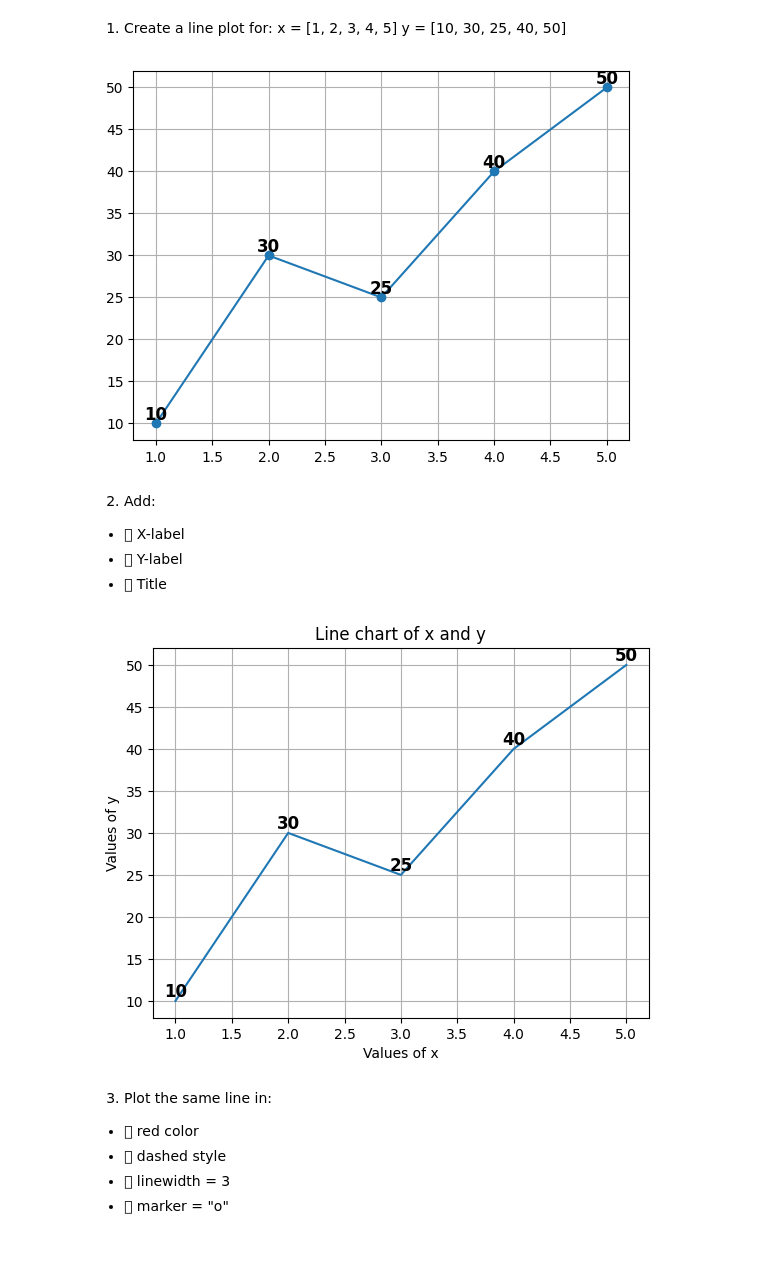
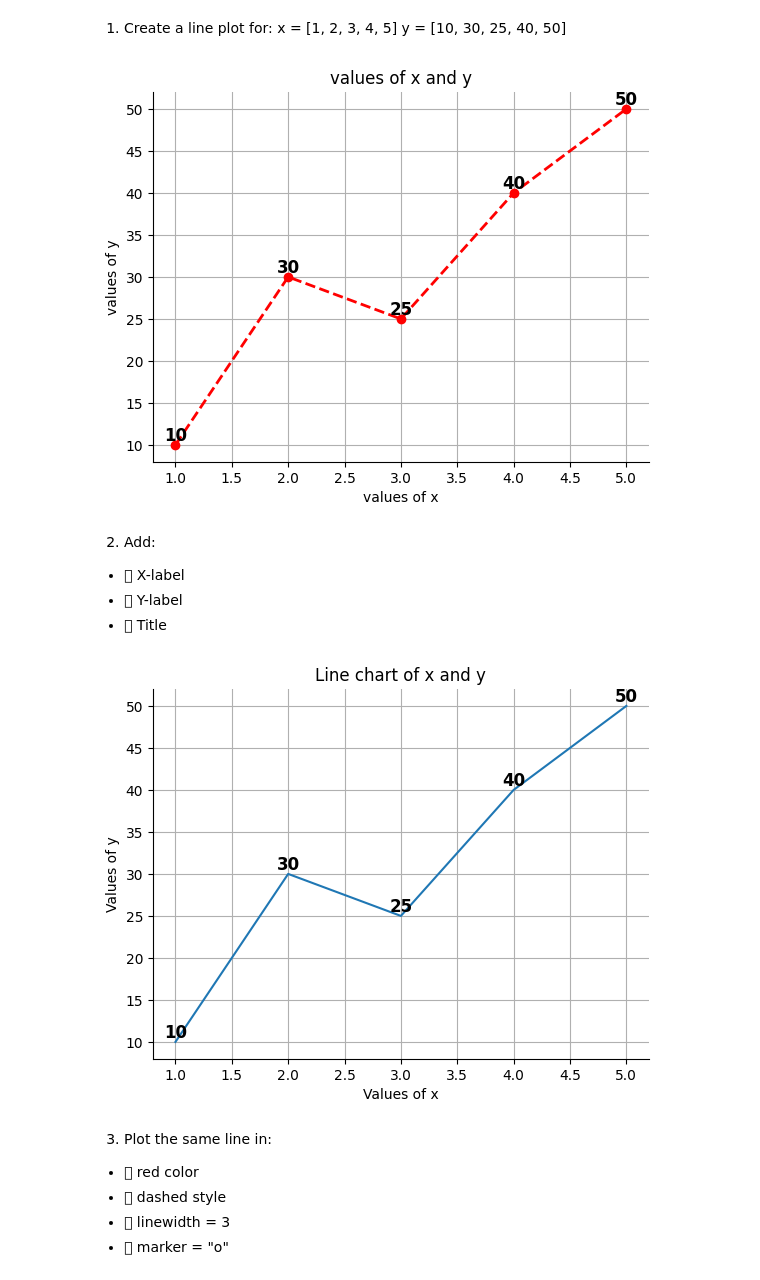
Before and after one commit to sagarnbeedi-analytics/data-analytics-portfolio, a Jupyter notebook: PYTHON/practicing_python_libraries/python_files/matplotlib.ipynb, the cells around one changed output. Drawn from its saved outputs; the diff is of its cells as text; code cells hidden in the pictures; blank space fills up the shorter version.

```diff
--- a/PYTHON/practicing_python_libraries/python_files/matplotlib.ipynb
+++ b/PYTHON/practicing_python_libraries/python_files/matplotlib.ipynb
@@ -19,20 +21,27 @@ y = [10, 30, 25, 40, 50]
 # %%
 x=[1,2,3,4,5]
 y=[10,30,25,40,50]
-p=plt.plot(x,y,marker="o")
+p=plt.plot(x,y,marker="o",linewidth=2,linestyle="dashed",color="red"
+           )
 plt.grid()
 for x1,y1 in zip(x,y):
     value=y1
     plt.text(x1,
              y1,
              value,
              ha="center",
              va="bottom",
              fontsize=12,
              color="black",
              fontweight="bold")
+    plt.xlabel("values of x")
+    plt.ylabel("values of y")
+    plt.title("values of x and y")
+    ax=plt.gca()
+    ax.spines["top"].set_visible(False)
+    ax.spines["right"].set_visible(False)
 # %% [output]
-[figure, old version]
+[figure, new version]
 # %% [markdown]
 2. Add:
 -  X-label
@@ -56,8 +65,11 @@ for x1,y1 in zip(x,y):
              fontsize=12,
              color="black",
              fontweight="bold")
+    ax=plt.gca()
+    ax.spines["top"].set_visible(False)
+    ax.spines["right"].set_visible(False)
 # %% [output]
-[figure, old version]
+[figure, new version]
 # %% [markdown]
 3. Plot the same line in:
 -  red color
```
Also changed, not shown: parts of 2 cells of this notebook.
